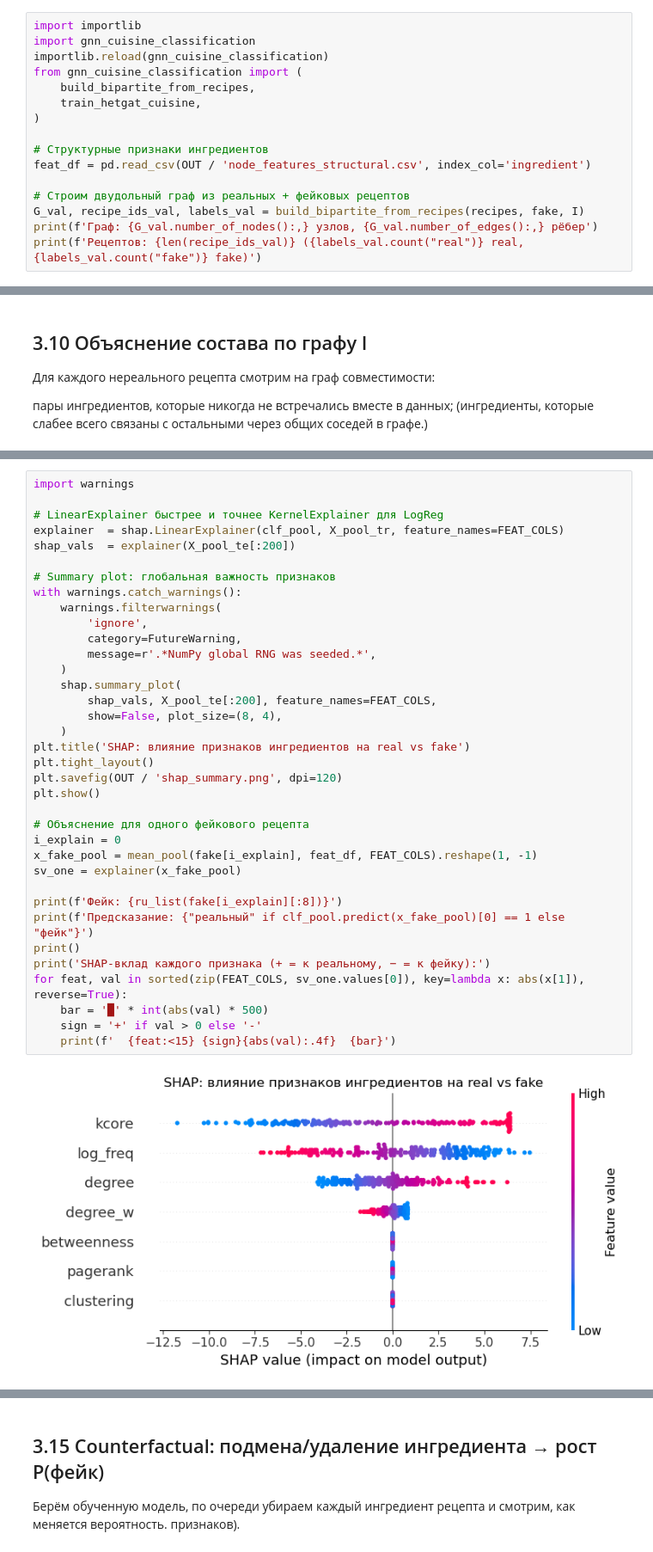
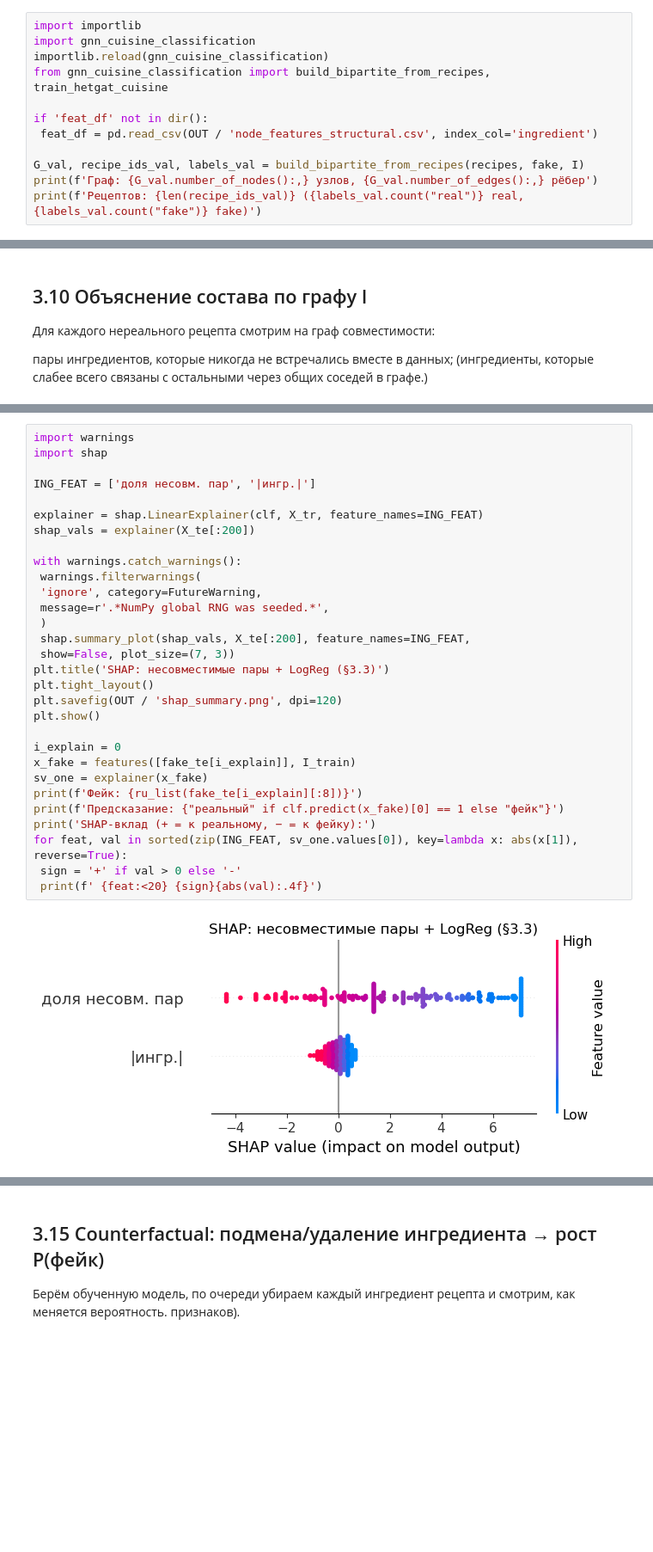
Before and after one commit to Valeriia-Reznik-Dev/recipe-ingredient-graphs-2026, a Jupyter notebook: 03_dish_validity_prediction.ipynb, the cells around one changed output, grey strips where cells are left out. Shown at 86% size. Saved outputs shown, nothing was run; the diff lists cells and outputs as text; blank space fills up the shorter version.

```diff
--- a/03_dish_validity_prediction.ipynb
+++ b/03_dish_validity_prediction.ipynb
@@ -239,15 +776,11 @@ plt.show()
 import importlib
 import gnn_cuisine_classification
 importlib.reload(gnn_cuisine_classification)
-from gnn_cuisine_classification import (
-    build_bipartite_from_recipes,
-    train_hetgat_cuisine,
-)
+from gnn_cuisine_classification import build_bipartite_from_recipes, train_hetgat_cuisine
 
-# Структурные признаки ингредиентов
-feat_df = pd.read_csv(OUT / 'node_features_structural.csv', index_col='ingredient')
+if 'feat_df' not in dir():
+ feat_df = pd.read_csv(OUT / 'node_features_structural.csv', index_col='ingredient')
 
-# Строим двудольный граф из реальных + фейковых рецептов
 G_val, recipe_ids_val, labels_val = build_bipartite_from_recipes(recipes, fake, I)
 print(f'Граф: {G_val.number_of_nodes():,} узлов, {G_val.number_of_edges():,} рёбер')
 print(f'Рецептов: {len(recipe_ids_val)} ({labels_val.count("real")} real, {labels_val.count("fake")} fake)')
@@ -443,38 +1046,32 @@ SHAP объясняет предсказания MeanPool-модели: како
 # %%
 import warnings
+import shap
 
-# LinearExplainer быстрее и точнее KernelExplainer для LogReg
-explainer  = shap.LinearExplainer(clf_pool, X_pool_tr, feature_names=FEAT_COLS)
-shap_vals  = explainer(X_pool_te[:200])
+ING_FEAT = ['доля несовм. пар', '|ингр.|']
 
-# Summary plot: глобальная важность признаков
+explainer = shap.LinearExplainer(clf, X_tr, feature_names=ING_FEAT)
+shap_vals = explainer(X_te[:200])
+
 with warnings.catch_warnings():
-    warnings.filterwarnings(
-        'ignore',
-        category=FutureWarning,
-        message=r'.*NumPy global RNG was seeded.*',
-    )
-    shap.summary_plot(
-        shap_vals, X_pool_te[:200], feature_names=FEAT_COLS,
-        show=False, plot_size=(8, 4),
-    )
-plt.title('SHAP: влияние признаков ингредиентов на real vs fake')
+ warnings.filterwarnings(
+ 'ignore', category=FutureWarning,
+ message=r'.*NumPy global RNG was seeded.*',
+ )
+ shap.summary_plot(shap_vals, X_te[:200], feature_names=ING_FEAT,
+ show=False, plot_size=(7, 3))
+plt.title('SHAP: несовместимые пары + LogReg (§3.3)')
 plt.tight_layout()
 plt.savefig(OUT / 'shap_summary.png', dpi=120)
 plt.show()
 
-# Объяснение для одного фейкового рецепта
 i_explain = 0
-x_fake_pool = mean_pool(fake[i_explain], feat_df, FEAT_COLS).reshape(1, -1)
-sv_one = explainer(x_fake_pool)
-
-print(f'Фейк: {ru_list(fake[i_explain][:8])}')
-print(f'Предсказание: {"реальный" if clf_pool.predict(x_fake_pool)[0] == 1 else "фейк"}')
-print()
-print('SHAP-вклад каждого признака (+ = к реальному, − = к фейку):')
-for feat, val in sorted(zip(FEAT_COLS, sv_one.values[0]), key=lambda x: abs(x[1]), reverse=True):
-    bar = '█' * int(abs(val) * 500)
-    sign = '+' if val > 0 else '-'
-    print(f'  {feat:<15} {sign}{abs(val):.4f}  {bar}')
+x_fake = features([fake_te[i_explain]], I_train)
+sv_one = explainer(x_fake)
+print(f'Фейк: {ru_list(fake_te[i_explain][:8])}')
+print(f'Предсказание: {"реальный" if clf.predict(x_fake)[0] == 1 else "фейк"}')
+print('SHAP-вклад (+ = к реальному, − = к фейку):')
+for feat, val in sorted(zip(ING_FEAT, sv_one.values[0]), key=lambda x: abs(x[1]), reverse=True):
+ sign = '+' if val > 0 else '-'
+ print(f' {feat:<20} {sign}{abs(val):.4f}')
 # %% [output]
-[figure, old version]
+[figure, new version]
```
Also changed, not shown: parts of 51 cells of this notebook, 17 other files.
